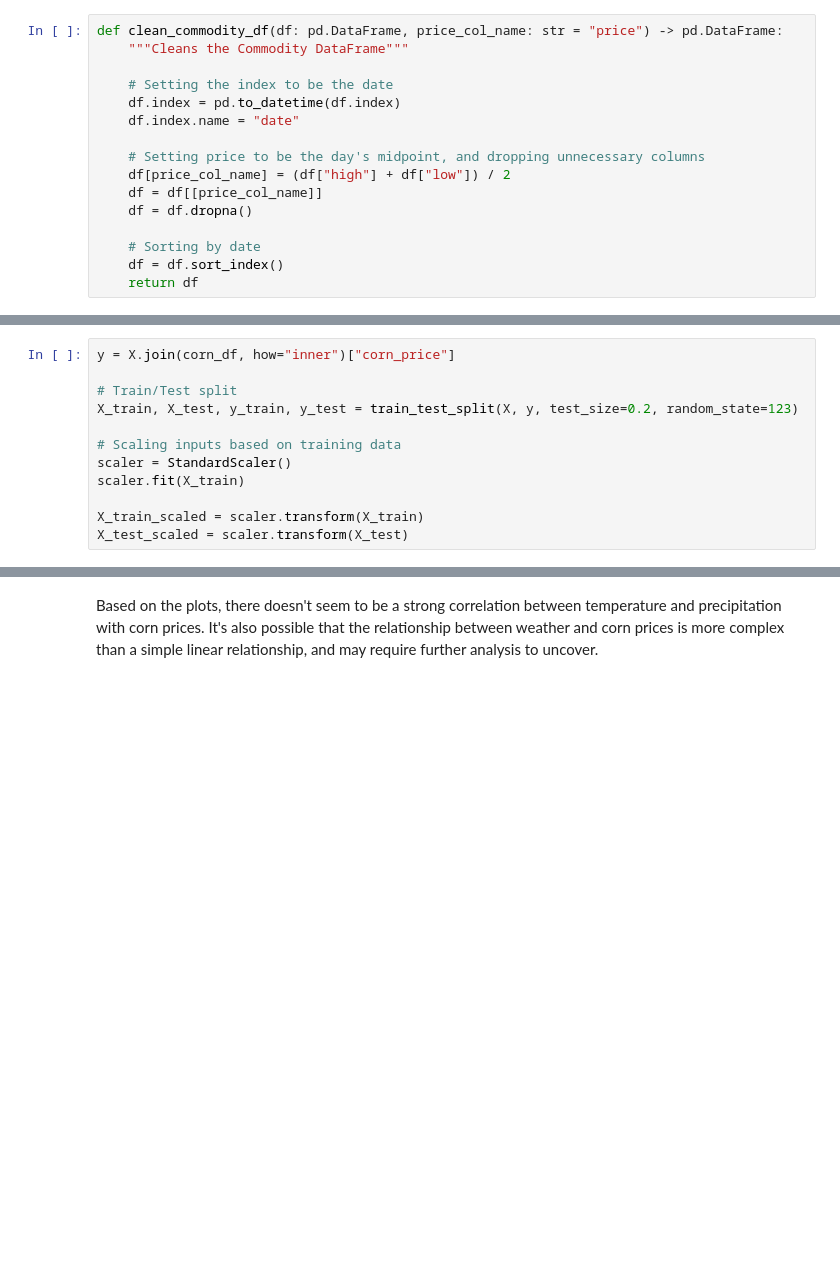
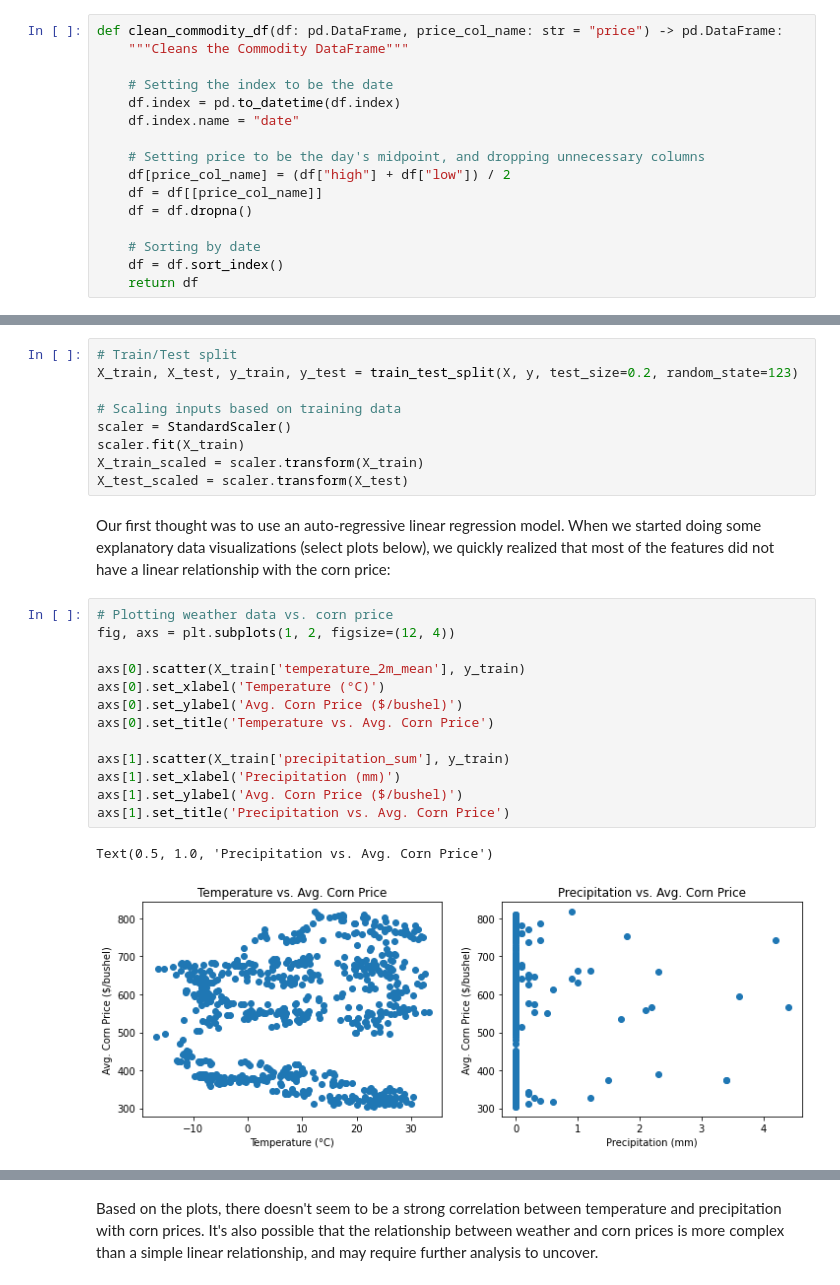
Before and after one commit to PrayusShrestha/crop-price-prediction, a Jupyter notebook: src/final_project.ipynb, the cells around one changed output, grey strips where cells are left out. Drawn from its saved outputs; the diff is of its cells as text; blank space fills up the shorter version.

```diff
--- a/src/final_project.ipynb
+++ b/src/final_project.ipynb
@@ -101,12 +182,27 @@ X.head(3)
 # %%
-y = X.join(corn_df, how="inner")["corn_price"]
-
 # Train/Test split
 X_train, X_test, y_train, y_test = train_test_split(X, y, test_size=0.2, random_state=123)
 
 # Scaling inputs based on training data
 scaler = StandardScaler()
 scaler.fit(X_train)
-
 X_train_scaled = scaler.transform(X_train)
 X_test_scaled = scaler.transform(X_test)
+# %% [markdown]
+Our first thought was to use an auto-regressive linear regression model. When we started doing some explanatory data visualizations (select plots below), we quickly realized that most of the features did not have a linear relationship with the corn price:
+# %%
+# Plotting weather data vs. corn price
+fig, axs = plt.subplots(1, 2, figsize=(12, 4))
+
+axs[0].scatter(X_train['temperature_2m_mean'], y_train)
+axs[0].set_xlabel('Temperature (°C)')
+axs[0].set_ylabel('Avg. Corn Price ($/bushel)')
+axs[0].set_title('Temperature vs. Avg. Corn Price')
+
+axs[1].scatter(X_train['precipitation_sum'], y_train)
+axs[1].set_xlabel('Precipitation (mm)')
+axs[1].set_ylabel('Avg. Corn Price ($/bushel)')
+axs[1].set_title('Precipitation vs. Avg. Corn Price')
+# %% [output]
+Text(0.5, 1.0, 'Precipitation vs. Avg. Corn Price')
+[figure, added]
```
Also changed, not shown: parts of 43 cells of this notebook.
